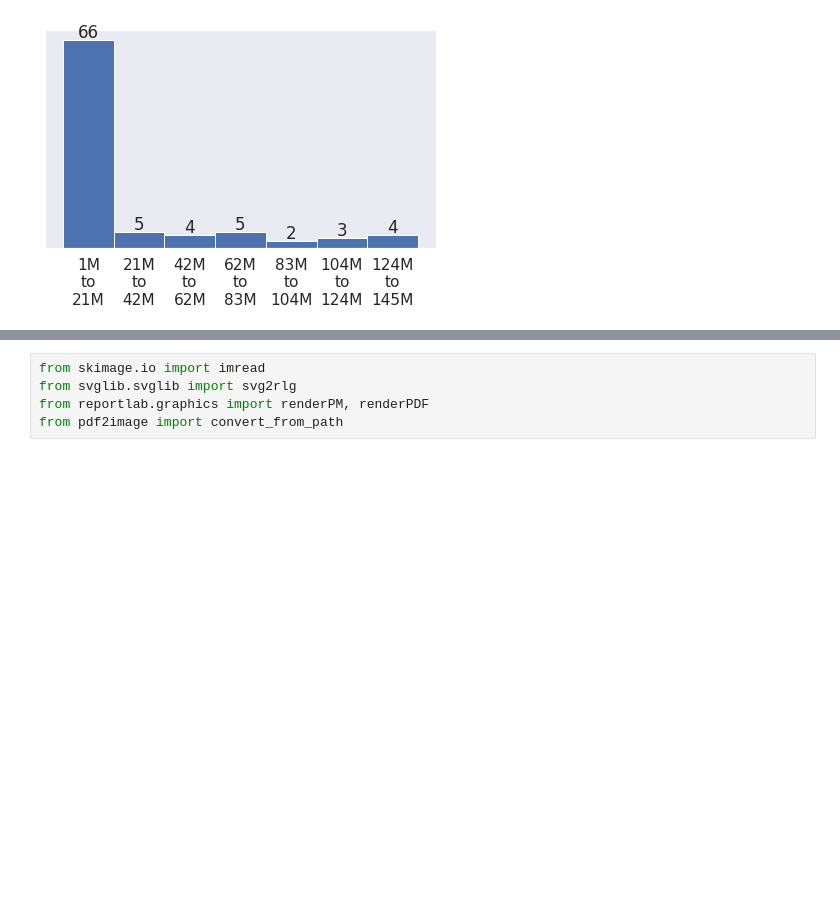
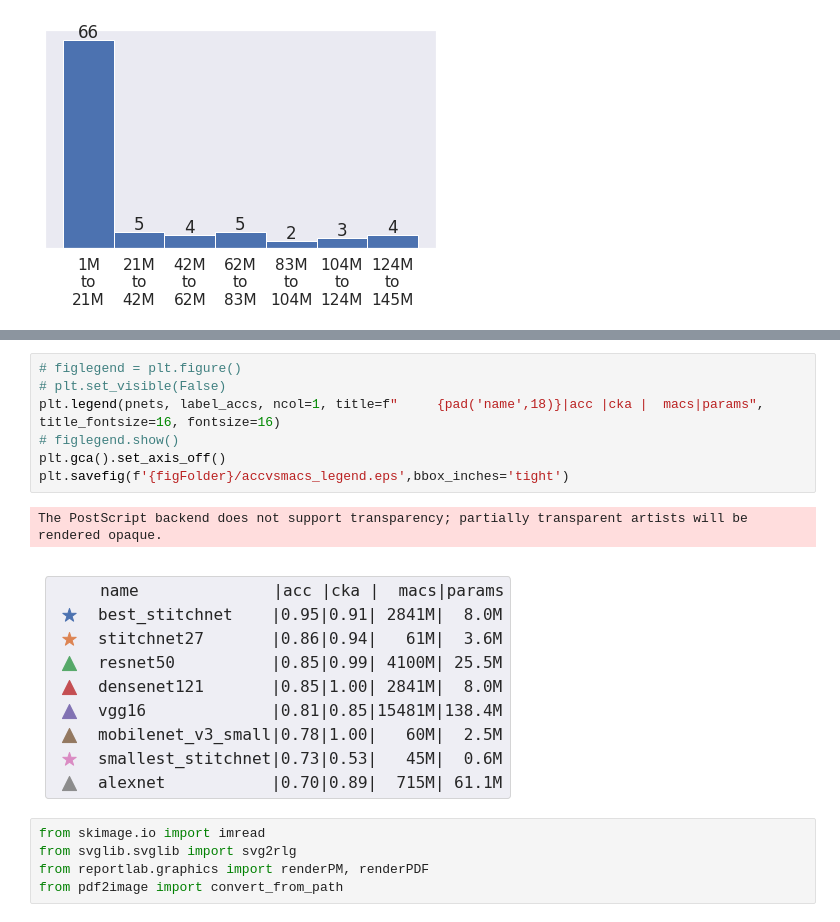
Before and after one commit to steerapi/stitchnet, a Jupyter notebook: 09_plot_results.ipynb, the cells around one changed output, grey strips where cells are left out. Drawn from its saved outputs; the diff is of its cells as text; blank space fills up the shorter version.

```diff
--- a/09_plot_results.ipynb
+++ b/09_plot_results.ipynb
@@ -201,3 +322,13 @@ The PostScript backend does not support transparency; partially transparent arti
+# %%
+# figlegend = plt.figure()
+# plt.set_visible(False)
+plt.legend(pnets, label_accs, ncol=1, title=f"     {pad('name',18)}|acc |cka |  macs|params", title_fontsize=16, fontsize=16)
+# figlegend.show()
+plt.gca().set_axis_off()
+plt.savefig(f'{figFolder}/accvsmacs_legend.eps',bbox_inches='tight')
+# %% [output]
+The PostScript backend does not support transparency; partially transparent artists will be rendered opaque.
+[figure, added]
 # %%
 from skimage.io import imread
 from svglib.svglib import svg2rlg
```
Also changed, not shown: parts of 12 cells of this notebook, 19 other files.
